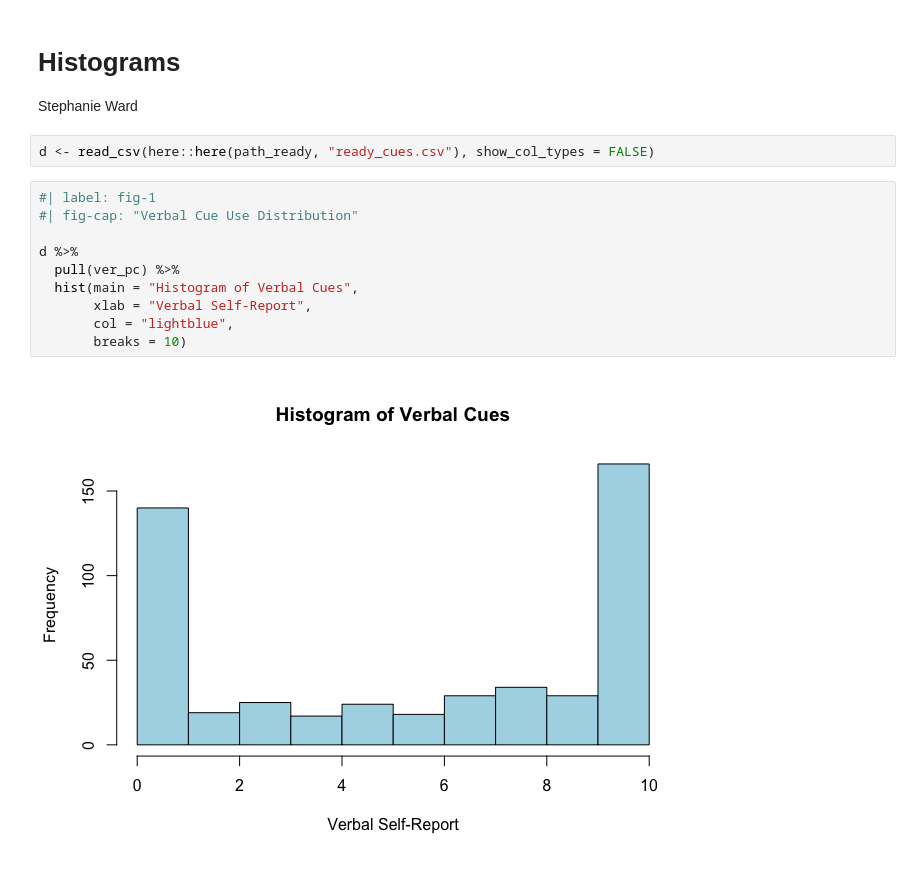
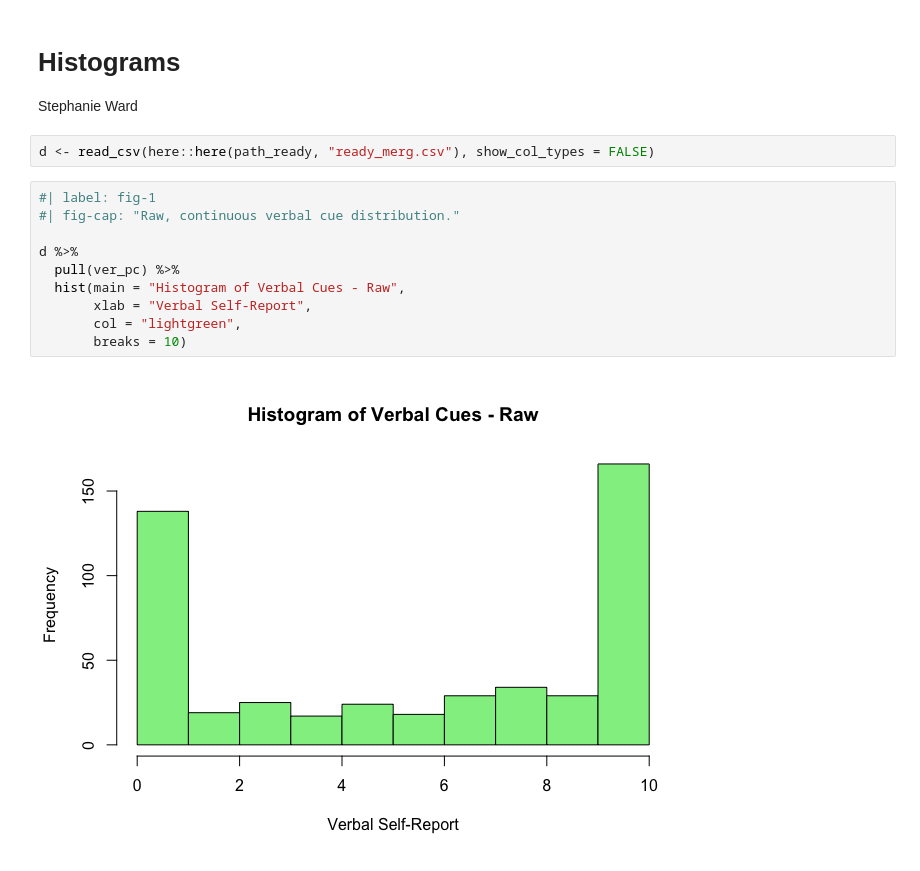
Before and after one commit to sbward23/study_cues, a Jupyter notebook: .quarto/embed/notebooks/fig1.embed.ipynb, the cells around one changed output. Cells and saved outputs as stored; diff of their text form.

```diff
--- a/.quarto/embed/notebooks/fig1.embed.ipynb
+++ b/.quarto/embed/notebooks/fig1.embed.ipynb
@@ -1,18 +1,18 @@
-# %% [markdown]
-# Histograms
-
-Stephanie Ward
-# %%
-d <- read_csv(here::here(path_ready, "ready_cues.csv"), show_col_types = FALSE)
+# %% [markdown]
+# Histograms
+
+Stephanie Ward
+# %%
+d <- read_csv(here::here(path_ready, "ready_merg.csv"), show_col_types = FALSE)
 # %%
 #| label: fig-1
-#| fig-cap: "Verbal Cue Use Distribution"
+#| fig-cap: "Raw, continuous verbal cue distribution."
 
 d %>%
   pull(ver_pc) %>%
-  hist(main = "Histogram of Verbal Cues",
+  hist(main = "Histogram of Verbal Cues - Raw",
        xlab = "Verbal Self-Report",
-       col = "lightblue",
+       col = "lightgreen",
        breaks = 10)
 # %% [output]
-[figure, old version]
+[figure, new version]
```
Also changed, not shown: parts of 5 cells of this notebook, 31 other files.
